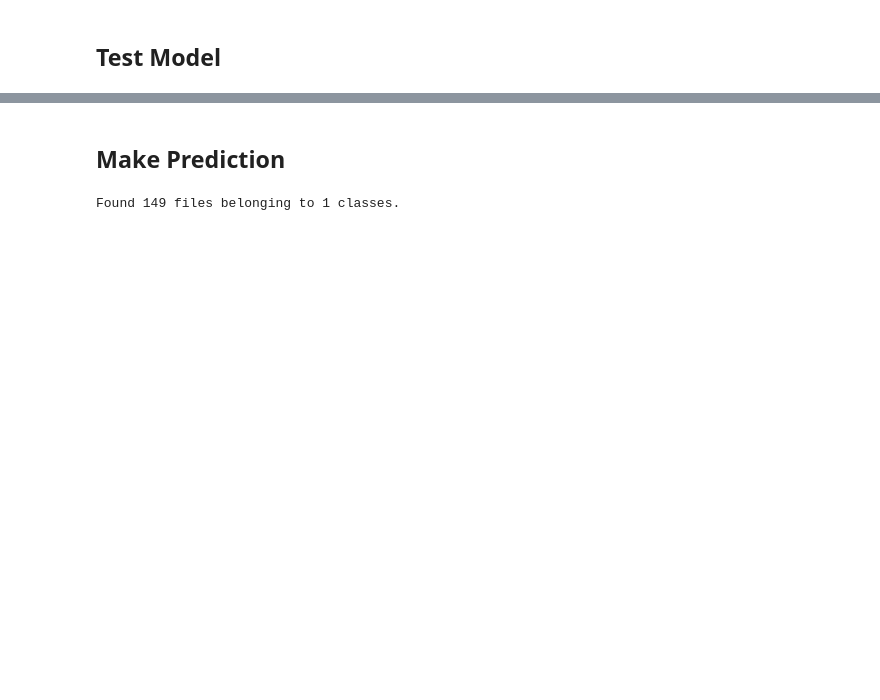
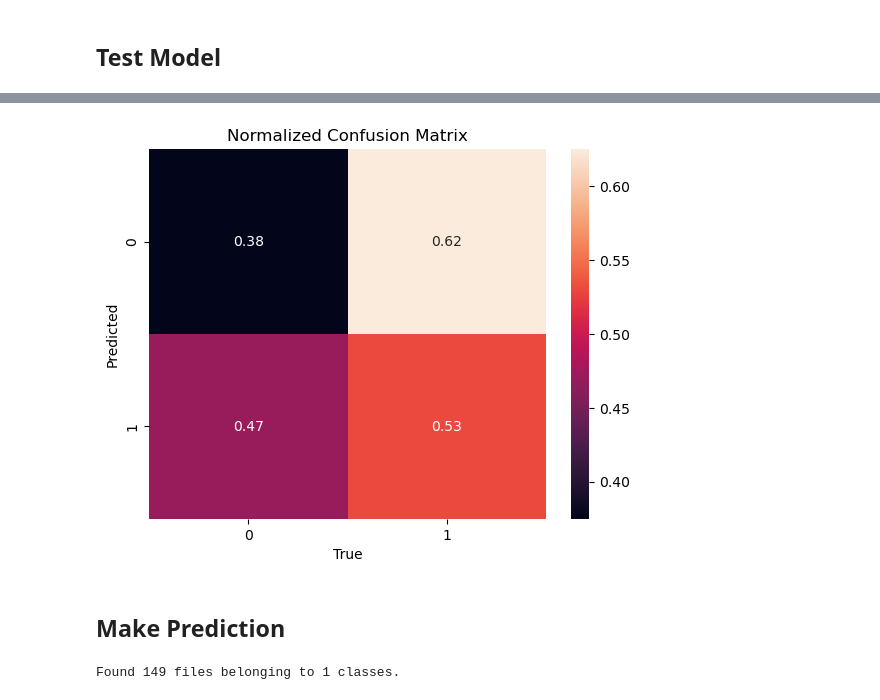
Before and after one commit to haleyej/SI_670_kaggle_4, a Jupyter notebook: notebooks/haley_attempt.ipynb, the cells around one changed output, grey strips where cells are left out. Cells and saved outputs as stored; diff of their text form; code cells hidden in the pictures; blank space fills up the shorter version.

```diff
--- a/notebooks/haley_attempt.ipynb
+++ b/notebooks/haley_attempt.ipynb
@@ -28,7 +30,11 @@ len(list(os.listdir("../data/images_train/bathroom"))), len(list(os.listdir("../
 # %% [output]
 (301, 315)
 # %%
-data = tf.keras.utils.image_dataset_from_directory("../data/images_train", image_size = (256, 256))
+data = tf.keras.utils.image_dataset_from_directory("../data/images_train",
+                                                   image_size = (256, 256),
+                                                   class_names = ['bathroom', 'kitchen'],
+                                                   shuffle = True,
+                                                   batch_size = 32)
 # %% [output]
 Found 616 files belonging to 2 classes.
 # %%
@@ -42,6 +48,9 @@ len(X), len(y)
 (616, 616)
 # %% [markdown]
 <h2>Preprocess Images</h2>
+# %%
+#flip labels so bathroom is 1
+y = np.where(y == 1, 0, 1)
 # %%
 X = np.apply_along_axis(lambda s: s / 255.0, axis = 1, arr = X)
 # %% [markdown]
@@ -107,3 +162,13 @@ model.evaluate(X_val, y_val)
+# %%
+matrix = confusion_matrix(test_pred, y_test)
+# %%
+normalized_confusion_matrix = matrix / matrix.astype(float).sum(axis = 1)[:, np.newaxis]
+# %%
+f = sns.heatmap(normalized_confusion_matrix, annot = True)
+f.set(title = 'Normalized Confusion Matrix', xlabel = 'True', ylabel = 'Predicted')
+plt.savefig("../plots/haley_heatmap_submission3.png")
+# %% [output]
+[figure, added]
 # %% [markdown]
 <h2>Make Prediction</h2>
 # %%
```
Also changed, not shown: parts of 20 cells of this notebook.
